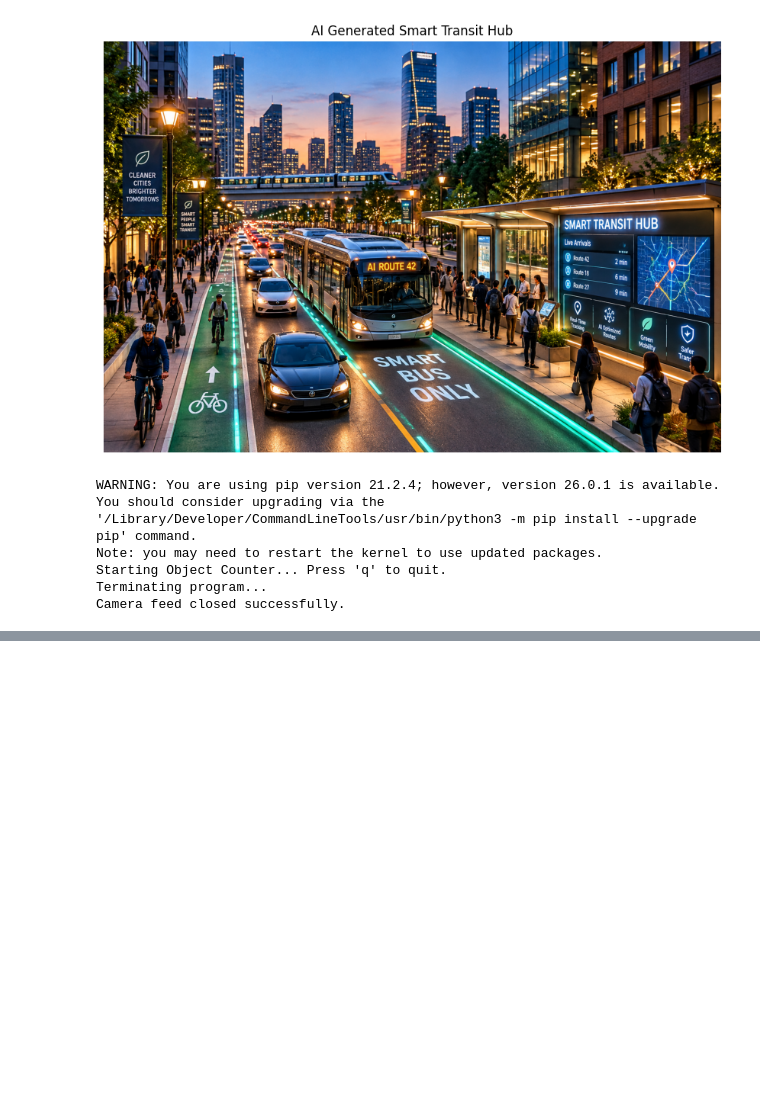
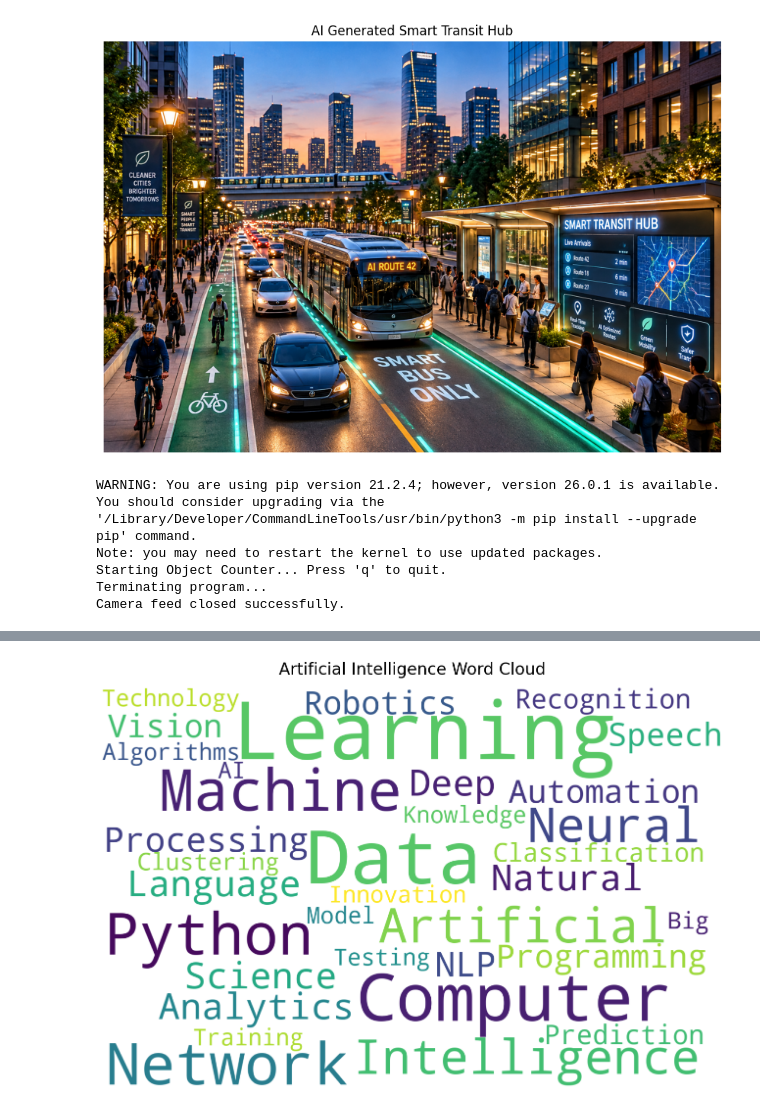
Before and after one commit to harshitt-rys/thebootcamp, a Jupyter notebook: day4.ipynb, the cells around one changed output, grey strips where cells are left out. Saved outputs shown, nothing was run; the diff lists cells and outputs as text; code cells hidden in the pictures; blank space fills up the shorter version.

```diff
--- a/day4.ipynb
+++ b/day4.ipynb
@@ -82,3 +82,57 @@ Note: you may need to restart the kernel to use updated packages.
 Starting Object Counter... Press 'q' to quit.
 Terminating program...
 Camera feed closed successfully.
+# %%
+%pip install -q wordcloud
+
+from wordcloud import WordCloud
+import matplotlib.pyplot as plt
+
+# Words related to Artificial Intelligence
+text = """
+Artificial Intelligence Machine Learning Deep Learning
+Computer Science Data Analytics Neural Networks
+Natural Language Processing NLP Python Programming
+Robotics Automation Computer Vision Speech Recognition
+Prediction Classification Clustering Algorithms
+Training Testing Model Knowledge Technology
+Innovation Big Data Artificial Intelligence
+AI Machine Learning Machine Learning
+Data Data Data Computer Computer Learning Learning
+Python Python Neural Network Network
+"""
+
+# Create the word cloud
+wordcloud = WordCloud(
+    width=1400,
+    height=900,
+    background_color="white",
+    colormap="viridis",
+    max_words=100,
+    min_font_size=12,
+    max_font_size=180,
+    random_state=42
+).generate(text)
+
+# Display it
+plt.figure(figsize=(14, 9))
+plt.imshow(wordcloud, interpolation="bilinear")
+plt.axis("off")
+
+plt.title(
+    "Artificial Intelligence Word Cloud",
+    fontsize=24,
+    pad=20
+)
+
+plt.tight_layout()
+
+# Save the image
+plt.savefig(
+    "AI_Word_Cloud.png",
+    dpi=300,
+    bbox_inches="tight"
+)
+
+plt.show()
+# %% [output]
@@ -84,0 +142 @@ Camera feed closed successfully.
+[figure, added]
```
Also changed, not shown: parts of 1 cell of this notebook.
